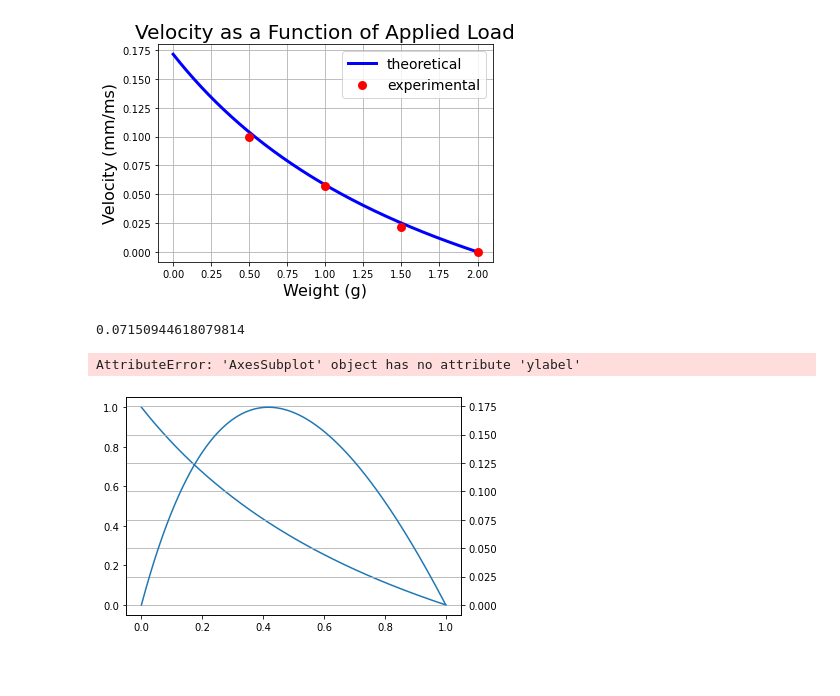
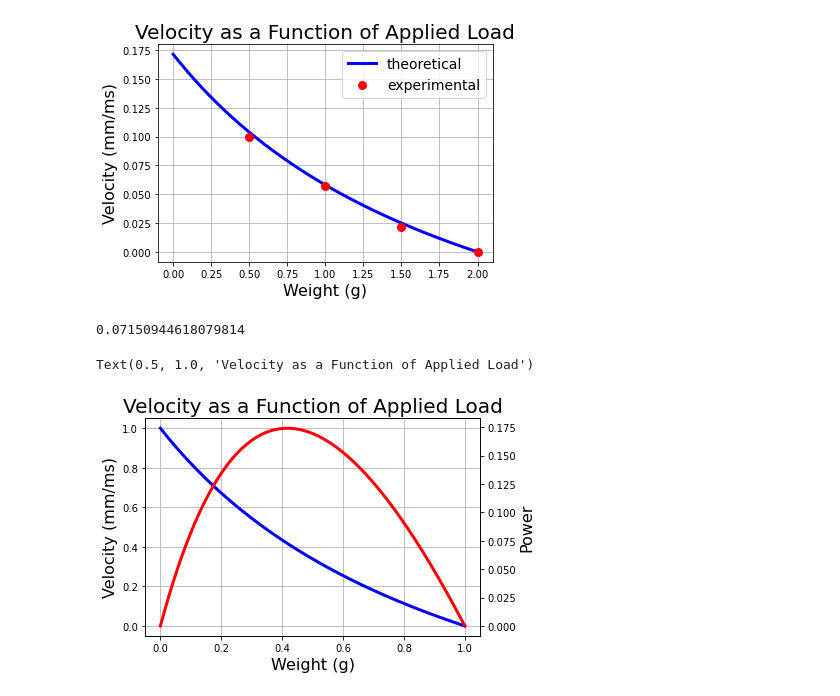
Before and after one commit to jwgerlach00/BME302, a Jupyter notebook: homework3/question1.ipynb, the cells around one changed output. Saved outputs shown, nothing was run; the diff lists cells and outputs as text; code cells hidden in the pictures; blank space fills up the shorter version.

```diff
--- a/homework3/question1.ipynb
+++ b/homework3/question1.ipynb
@@ -27,10 +26,13 @@ def hill(load_applied):
     P_0 = 2  # grams
     return b*(P_0 - load_applied)/(load_applied + a)
 # %%
-Ps = np.linspace(0, 2, 10000)
+P_0 = 2  # grams
+
+# Find theoretical velocities
+Ps = np.linspace(0, P_0, 10000)
 hill_velocities = [hill(x) for x in Ps]
 
-
+# Plot
 plt.scatter(muscle_df['Weight (g)'], muscle_df['Velocity (mm/ms)'], zorder=3, color='r', lw=3, label='experimental')
 plt.plot(Ps, hill_velocities, color='b', lw=3, label='theoretical')
 plt.grid()
@@ -50,39 +52,41 @@ def v_div_v_max(load_applied):
 # %%
 # y = v/v_max; x = P / P_0
 Vs = [v_div_v_max(x) for x in Ps]
-fig = px.line(x=Ps/2, y=Vs, labels={'x': 'P/P_0', 'y': 'v/v_max'})
+fig = px.line(x=Ps/2, y=Vs, labels={'x': 'P/P_0', 'y': 'v/v_max'}, width=1200, height=800)
 fig.update_layout(
     title = {
         'text': 'V/Vmax as a Function of P/P0',
         'x': 0.5,
         'font_size': 40
     }
 )
 fig.update_xaxes(title_font=dict(size=30), tickfont=dict(size=20))
 fig.update_yaxes(title_font=dict(size=30), tickfont=dict(size=20))
-# fig.write_image('question1a.png')
+fig.show()
 
+# Compute power from velocity and load
 powers = Vs*Ps/2
 
 # Find max power and velocity at it
 max_power_idx = np.argmax(powers)
 max_power_v = Vs[max_power_idx]
 fig.show()
 
+# Shortening velocity that produces maximum power
 print(max_power_v*max(hill_velocities))
+
+# Plot on separate y-axes (same fig)
 px.line(x=Ps/2, y=powers)
-
 fig, ax1 = plt.subplots()
 ax2 = ax1.twinx()
-ax1.plot(Ps/2, Vs, label='v/v_max')
-ax2.plot(Ps/2, powers, label='power')
-plt.grid()
-plt.xlabel('Weight (g)', fontsize=16)
-ax1.ylabel('Velocity (mm/ms)', fontsize=16)
-ax2.ylabel('pee')
+ax1.plot(Ps/2, Vs, label='v/v_max', color='b', lw=3)
+ax2.plot(Ps/2, powers, label='power', color='r', lw=3)
+ax1.grid()
+ax1.set_xlabel('Weight (g)', fontsize=16)
+ax1.set_ylabel('Velocity (mm/ms)', fontsize=16)
+ax2.set_ylabel('Power', fontsize=16)
 plt.title('Velocity as a Function of Applied Load', fontsize=20)
-plt.legend(fontsize=14)
 # %% [output]
 0.07150944618079814
-AttributeError: 'AxesSubplot' object has no attribute 'ylabel'
+Text(0.5, 1.0, 'Velocity as a Function of Applied Load')
-[figure, old version]
+[figure, new version]
```
Also changed, not shown: parts of 2 cells of this notebook, 10 other files.
